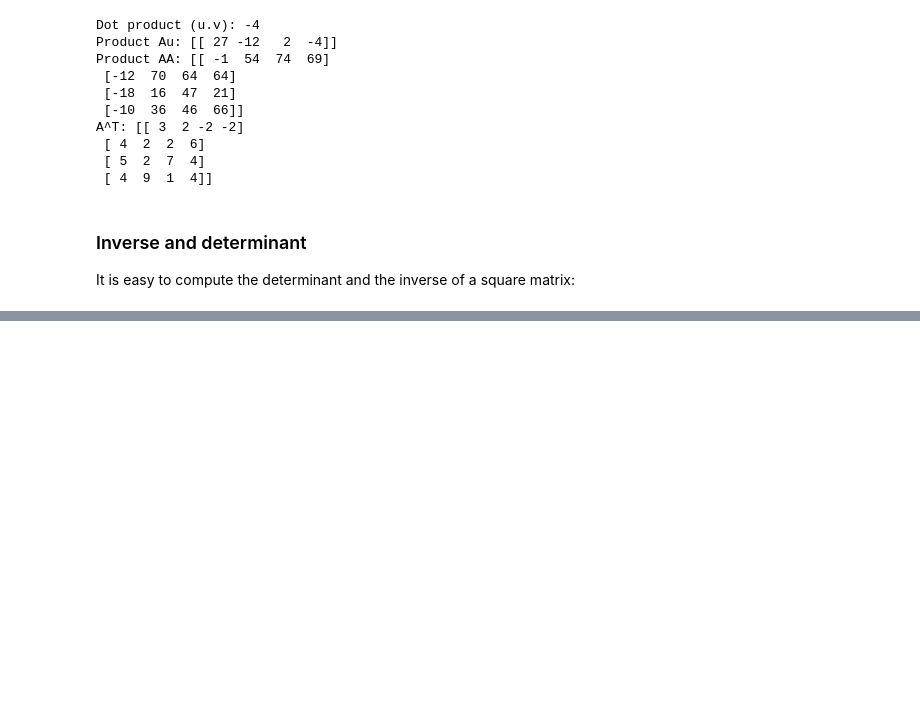
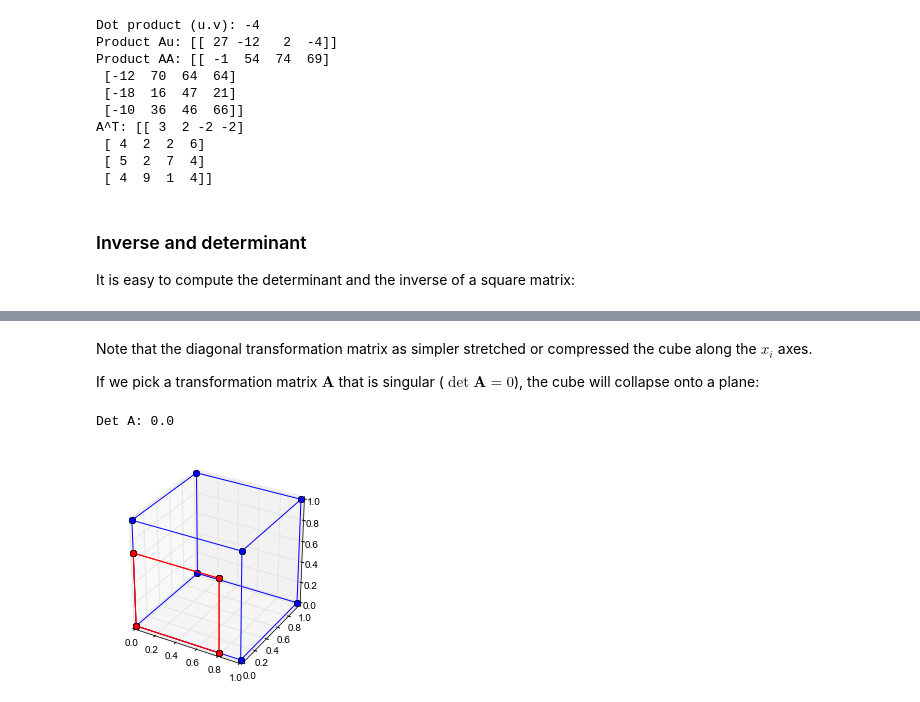
Before and after one commit to garth-wells/IA-maths-Jupyter, a Jupyter notebook: notebooks/Lecture7.ipynb, the cells around one changed output, grey strips where cells are left out. Saved outputs shown, nothing was run; the diff lists cells and outputs as text; code cells hidden in the pictures; blank space fills up the shorter version.

```diff
--- a/notebooks/Lecture7.ipynb
+++ b/notebooks/Lecture7.ipynb
@@ -139,0 +153,25 @@ ax.plot_wireframe(X, Y, Z, rstride=2, cstride=2, color='g')
+# %% [markdown]
+Note that the diagonal transformation matrix as simpler stretched or compressed the cube along the $x_{i}$ axes.
+
+If we pick a transformation matrix $\boldsymbol{A}$ that is singular ($\det \boldsymbol{A} = 0$), the cube will collapse onto a plane:
+# %%
+# Create a transformation matrix (diagonal)
+A = np.array([[0.8, 0.0, 0], [0.0, 0.0, 0.0], [0.0, 0.0, 0.7]])
+
+# Check determinant
+print("Det A: {}".format(np.linalg.det(A)))
+
+# Draw orginal cube and transformed shape
+fig = plt.figure()
+ax = fig.gca(projection='3d')
+ax.set_aspect("equal")
+r = [0, 1]
+for s, e in combinations(np.array(list(product(r, r, r))), 2):
+    if np.sum(np.abs(s - e)) == r[1] - r[0]:
+        ax.plot3D(*zip(s, e), color="b", marker="o")
+        s = A.dot(s)
+        e = A.dot(e)
+        ax.plot3D(*zip(s, e), color="r", marker="o")
+# %% [output]
+Det A: 0.0
+[figure, added]
```
Also changed, not shown: parts of 15 cells of this notebook.
